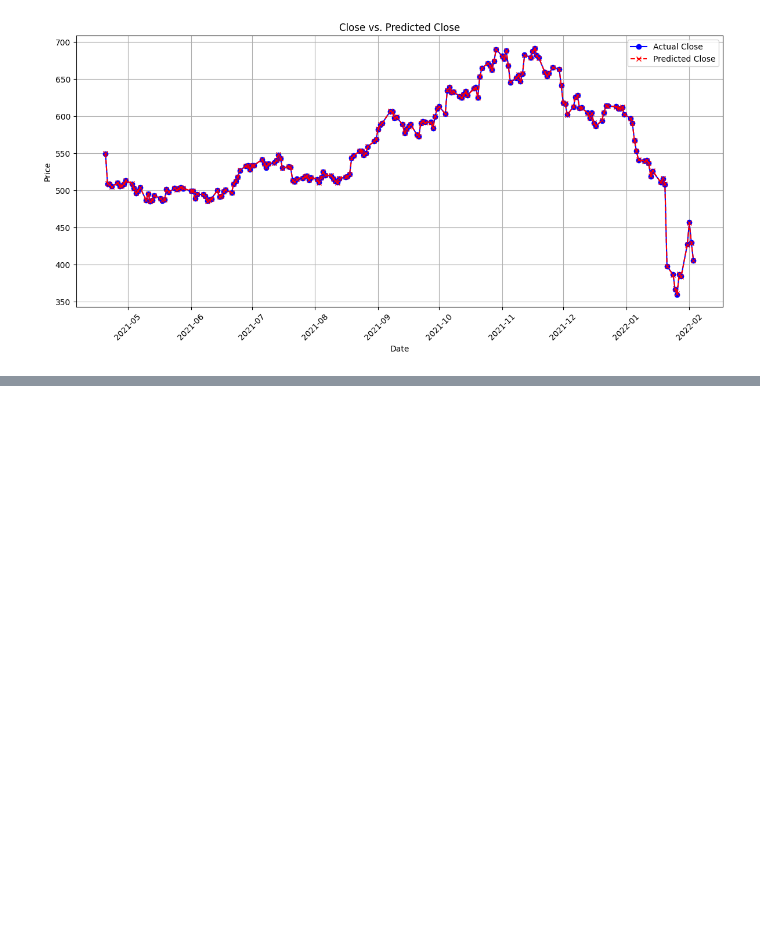
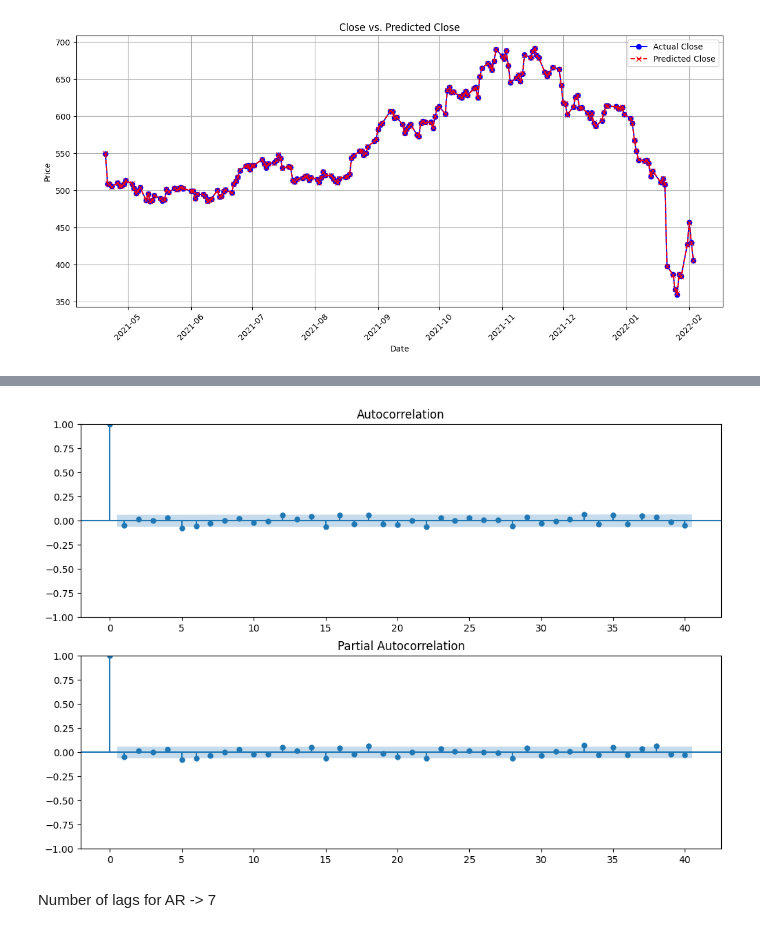
Before and after one commit to 23092003e/Stock-Price-Forecasting-System-Using-Apache-Spark, a Jupyter notebook: src.ipynb, the cells around one changed output, grey strips where cells are left out. Cells and saved outputs as stored; diff of their text form; code cells hidden in the pictures; blank space fills up the shorter version.

```diff
--- a/src.ipynb
+++ b/src.ipynb
@@ -679,0 +760,11 @@ plot_close_vs_prediction_matplotlib(predictions)
+# %%
+from statsmodels.graphics.tsaplots import plot_acf, plot_pacf
+
+fig, (ax1, ax2) = plt.subplots(2, 1, figsize=(12, 8))
+plot_acf(diff1, lags=40, ax=ax1)
+plot_pacf(diff1, lags=40, ax=ax2)
+plt.show()
+# %% [output]
+[figure, added]
+# %% [markdown]
+Number of lags for AR -> 7
```
Also changed, not shown: parts of 14 cells of this notebook, 1 other file.
